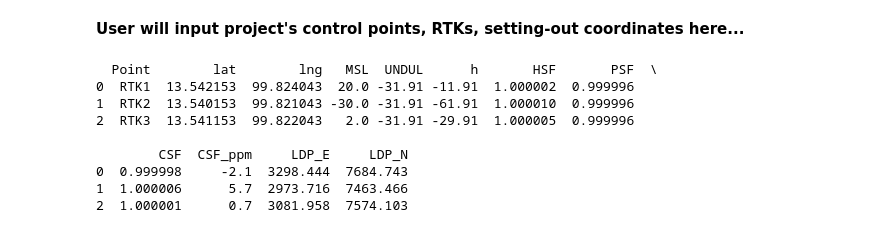
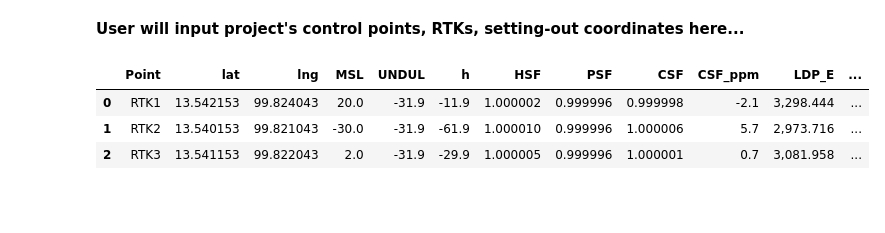
Before and after one commit to phisan-chula/2021-LDP_Design, a Jupyter notebook: LDP_Mini.ipynb, the cells around one changed output. Saved outputs shown, nothing was run; the diff lists cells and outputs as text; code cells hidden in the pictures; blank space fills up the shorter version.

```diff
--- a/LDP_Mini.ipynb
+++ b/LDP_Mini.ipynb
@@ -117,26 +124,20 @@ dfPP.round( FLT_RND )
 # %%
 from io import StringIO
 CSV = '''Point,lat,lng,MSL
 RTK1,13.542153,99.824043,20.0
 RTK2,13.540153,99.821043,-30.0
 RTK3,13.541153,99.822043,2.0
 '''
 CALC_RTK = True
 if CALC_RTK:
     dfRTK = pd.read_csv( StringIO(CSV) )
     dfRTK[COL_LDP] = dfRTK.apply( CalcLDP, axis=1, result_type='expand')
-    dfRTK = dfRTK.round( FLT_RND )
-    print( dfRTK )
+dfRTK.style.format(FLT_MAP)
 # %% [output]
-  Point        lat        lng   MSL  UNDUL      h       HSF       PSF  \
-0  RTK1  13.542153  99.824043  20.0 -31.91 -11.91  1.000002  0.999996
-1  RTK2  13.540153  99.821043 -30.0 -31.91 -61.91  1.000010  0.999996
-2  RTK3  13.541153  99.822043   2.0 -31.91 -29.91  1.000005  0.999996
-
-        CSF  CSF_ppm     LDP_E     LDP_N
-0  0.999998     -2.1  3298.444  7684.743
-1  1.000006      5.7  2973.716  7463.466
-2  1.000001      0.7  3081.958  7574.103
+|  | Point | lat | lng | MSL | UNDUL | h | HSF | PSF | CSF | CSF_ppm | LDP_E | ... |
+| 0 | RTK1 | 13.542153 | 99.824043 | 20.0 | -31.9 | -11.9 | 1.000002 | 0.999996 | 0.999998 | -2.1 | 3,298.444 | ... |
+| 1 | RTK2 | 13.540153 | 99.821043 | -30.0 | -31.9 | -61.9 | 1.000010 | 0.999996 | 1.000006 | 5.7 | 2,973.716 | ... |
+| 2 | RTK3 | 13.541153 | 99.822043 | 2.0 | -31.9 | -29.9 | 1.000005 | 0.999996 | 1.000001 | 0.7 | 3,081.958 | ... |
 # %%
 import folium
 from folium.features import DivIcon
```
Also changed, not shown: parts of 9 cells of this notebook.
